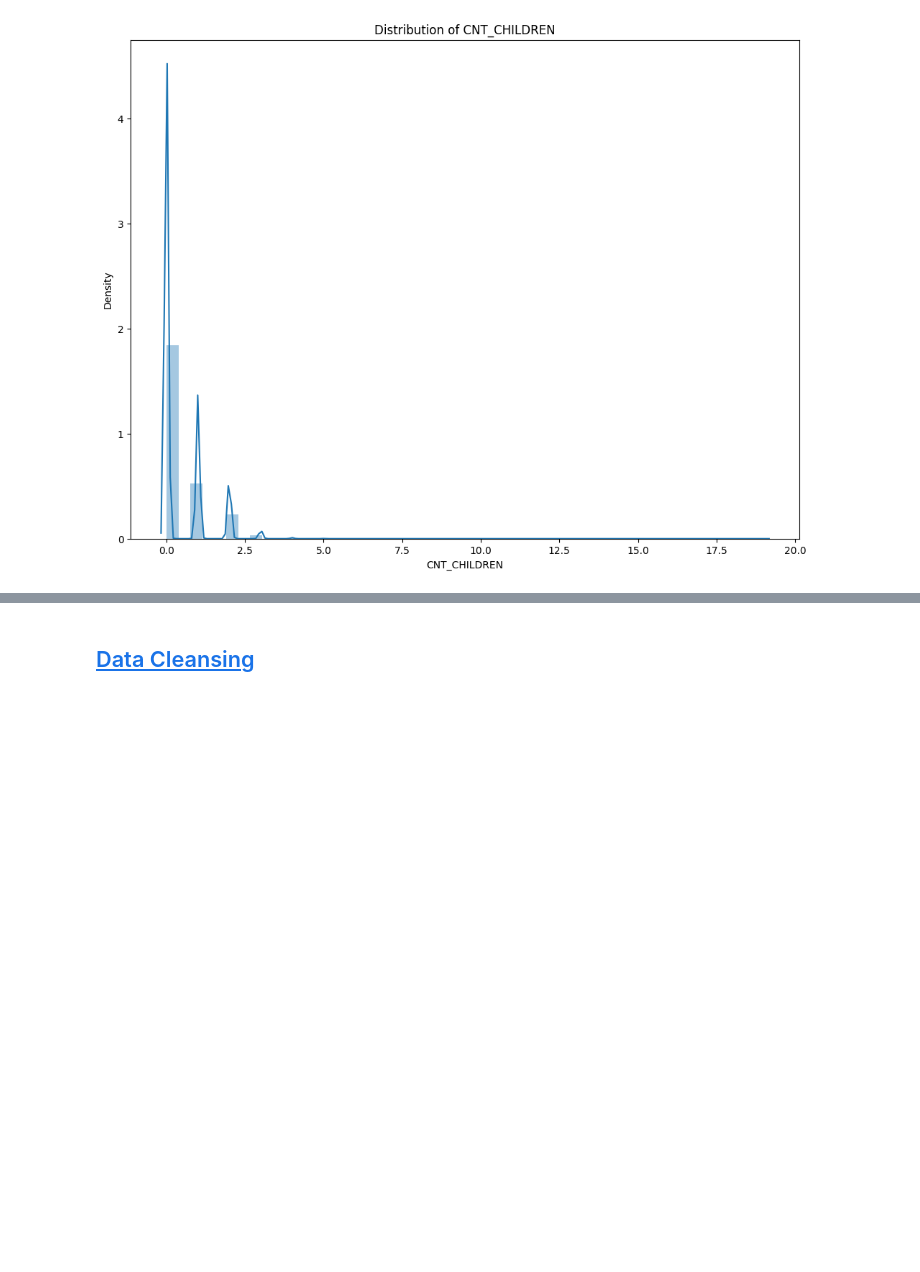
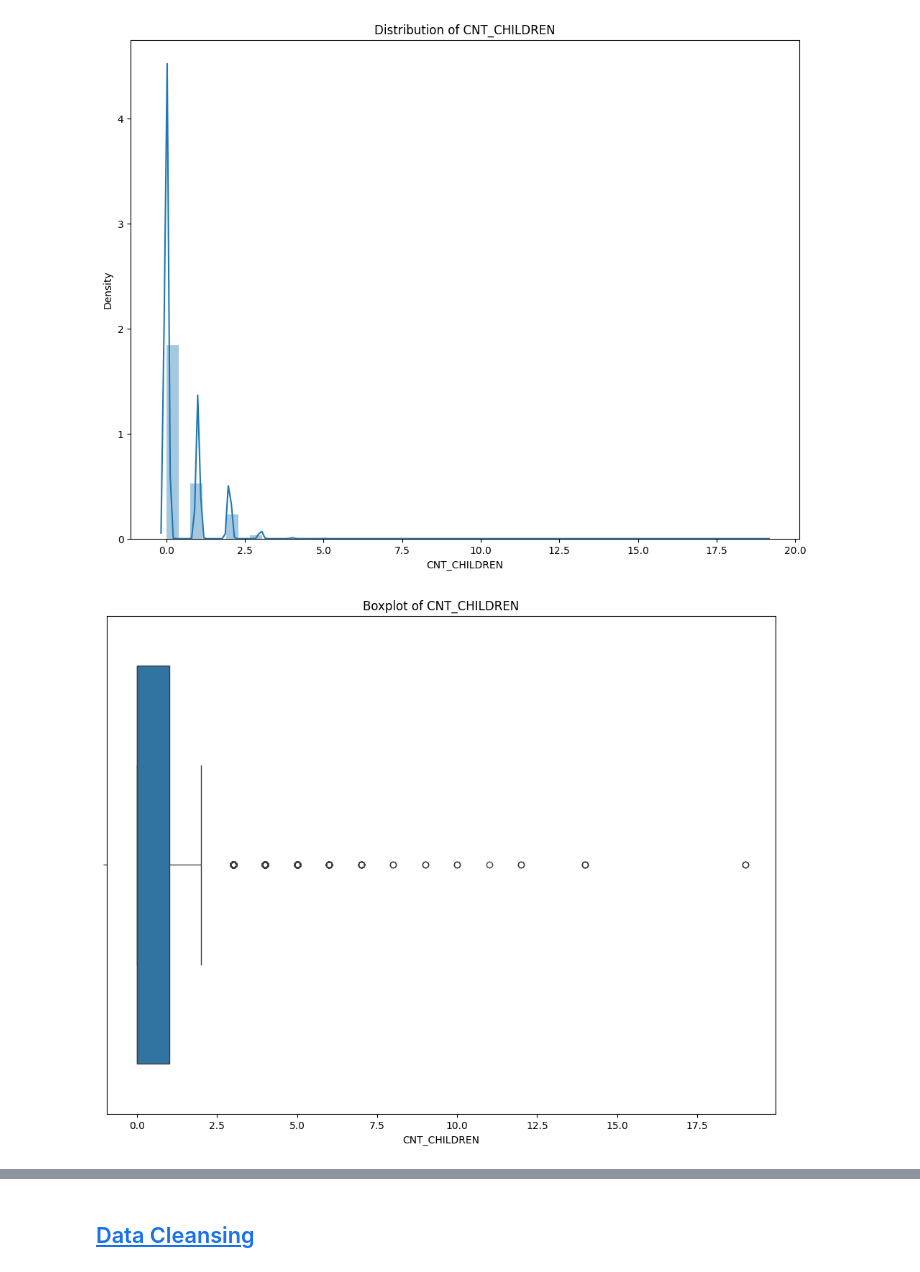
Before and after one commit to dongchanlim/MSBA, a Jupyter notebook: CapstoneProject/notebooks/EDA/EDA.ipynb, the cells around one changed output, grey strips where cells are left out. Saved outputs shown, nothing was run; the diff lists cells and outputs as text; code cells hidden in the pictures; blank space fills up the shorter version.

```diff
--- a/CapstoneProject/notebooks/EDA/EDA.ipynb
+++ b/CapstoneProject/notebooks/EDA/EDA.ipynb
@@ -390,3 +390,9 @@ def plot_num_distribution(data, col):
     plt.title(f"Distribution of {col}")
     ax = sns.distplot(data[col])
     plt.show()
+# %%
+def plot_num_boxplot(data, col):
+    plt.figure(figsize=(6,9))
+    plt.title(f"Boxplot of {col}")
+    ax = sns.boxplot(x=data[col], orient='h')
+    plt.show()
@@ -394,3 +415,7 @@ def plot_num_distribution(data, col):
 plot_num_distribution(train, 'CNT_CHILDREN')
 # %% [output]
 [figure]
+# %%
+plot_num_boxplot(train, 'CNT_CHILDREN')
+# %% [output]
+[figure, added]
```
Also changed, not shown: parts of 5 cells of this notebook.
